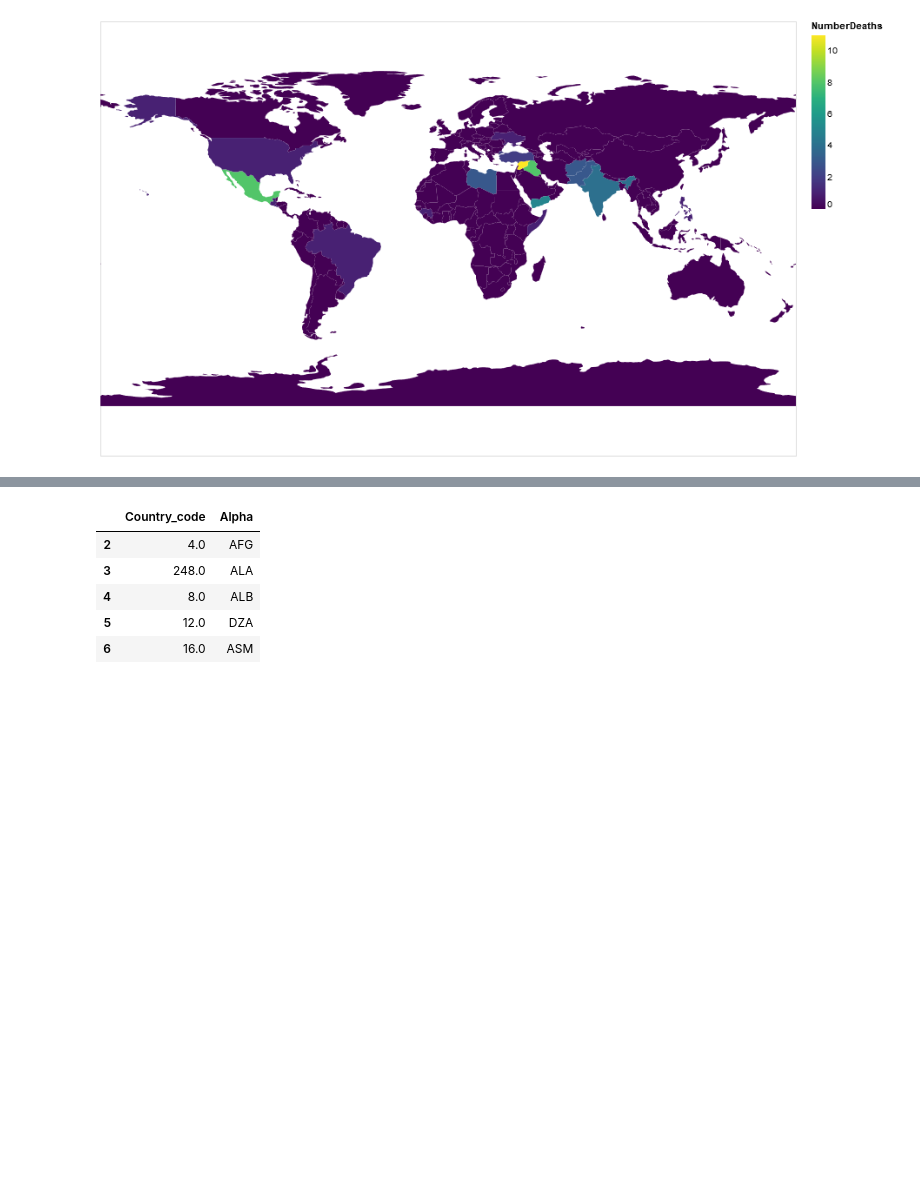
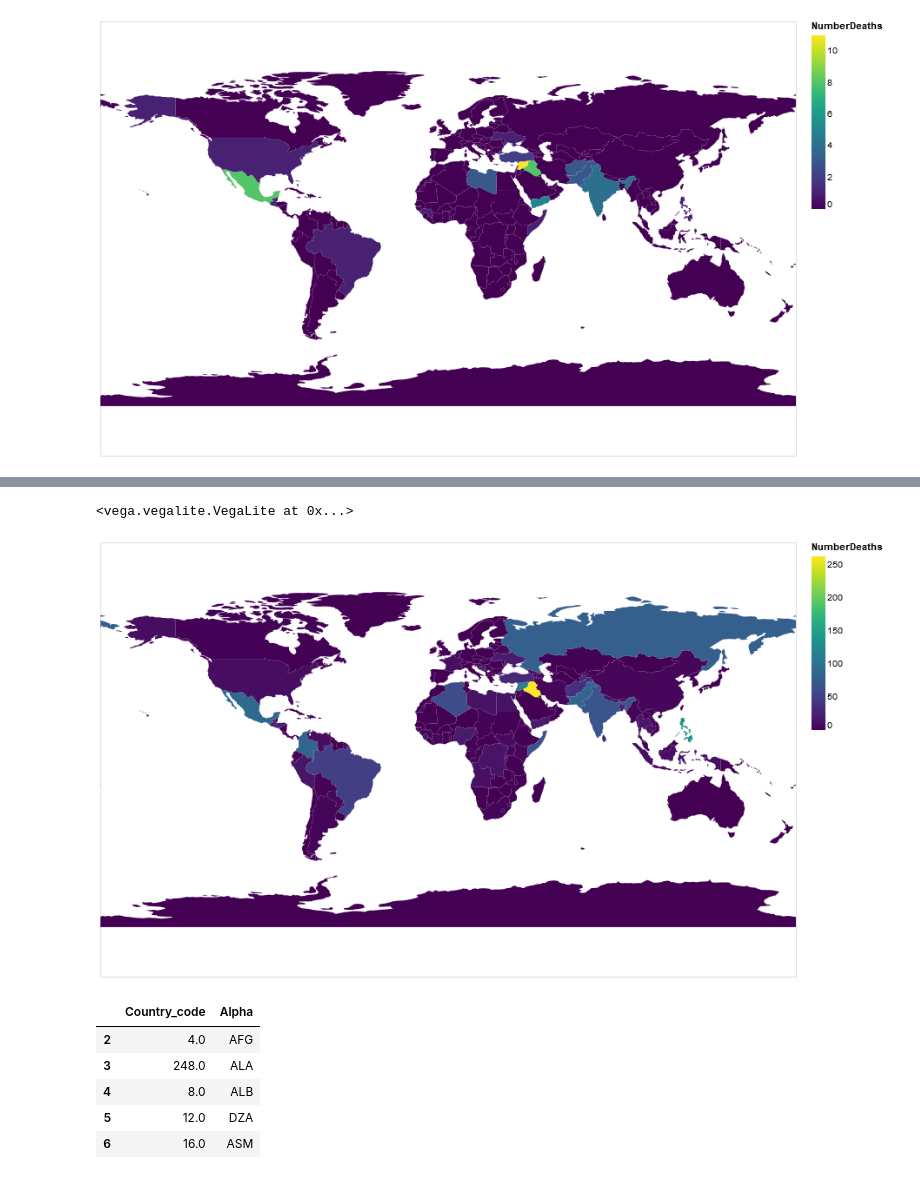
Before and after one commit to seashiva94/data_viz_project, a Jupyter notebook: mapColor.ipynb, the cells around one changed output, grey strips where cells are left out. Cells and saved outputs as stored; diff of their text form; code cells hidden in the pictures; blank space fills up the shorter version.

```diff
--- a/mapColor.ipynb
+++ b/mapColor.ipynb
@@ -248,0 +297,3 @@ counts_all4[counts_all4['year']==2009]
+# %%
+counts_all4 = counts_all2.groupby(['Country', 'Country_code']).sum().reset_index()
+counts_all4.head()
@@ -249,3 +307,19 @@ counts_all4[counts_all4['year']==2009]
+# %%
+alt.Chart(countries).mark_geoshape().project(
+    type='equirectangular'
+).transform_lookup(
+    lookup='id',
+    from_=alt.LookupData(counts_all4, 'Country_code', ['Country_code','Country','NumberDeaths'])
+).encode(
+    color='NumberDeaths:Q',
+    tooltip=['Country:N','NumberDeaths:Q'],
+).properties(
+    width=800,
+    height=500,
+)
+# %% [output]
+<vega.vegalite.VegaLite at 0x...>
+[figure, added]
 # %%
 import plotly.plotly as py
 import pandas as pd
```
Also changed, not shown: parts of 25 cells of this notebook.
